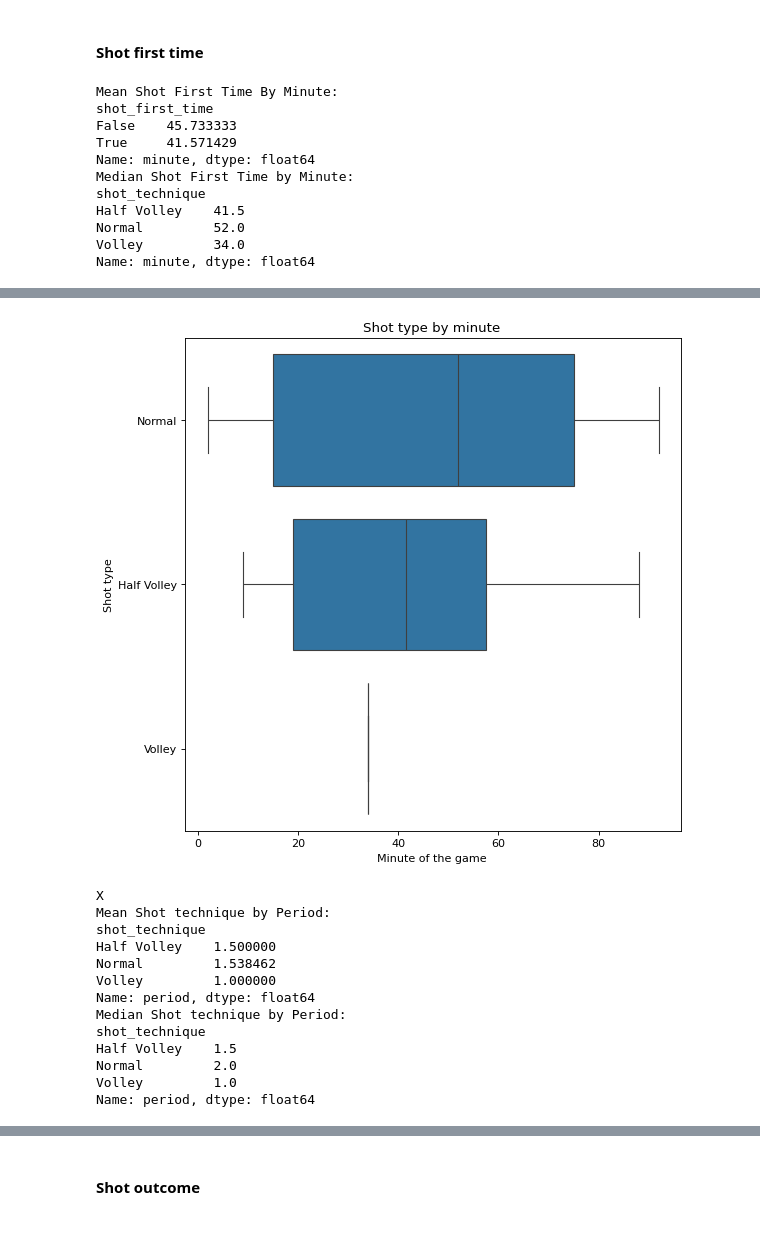
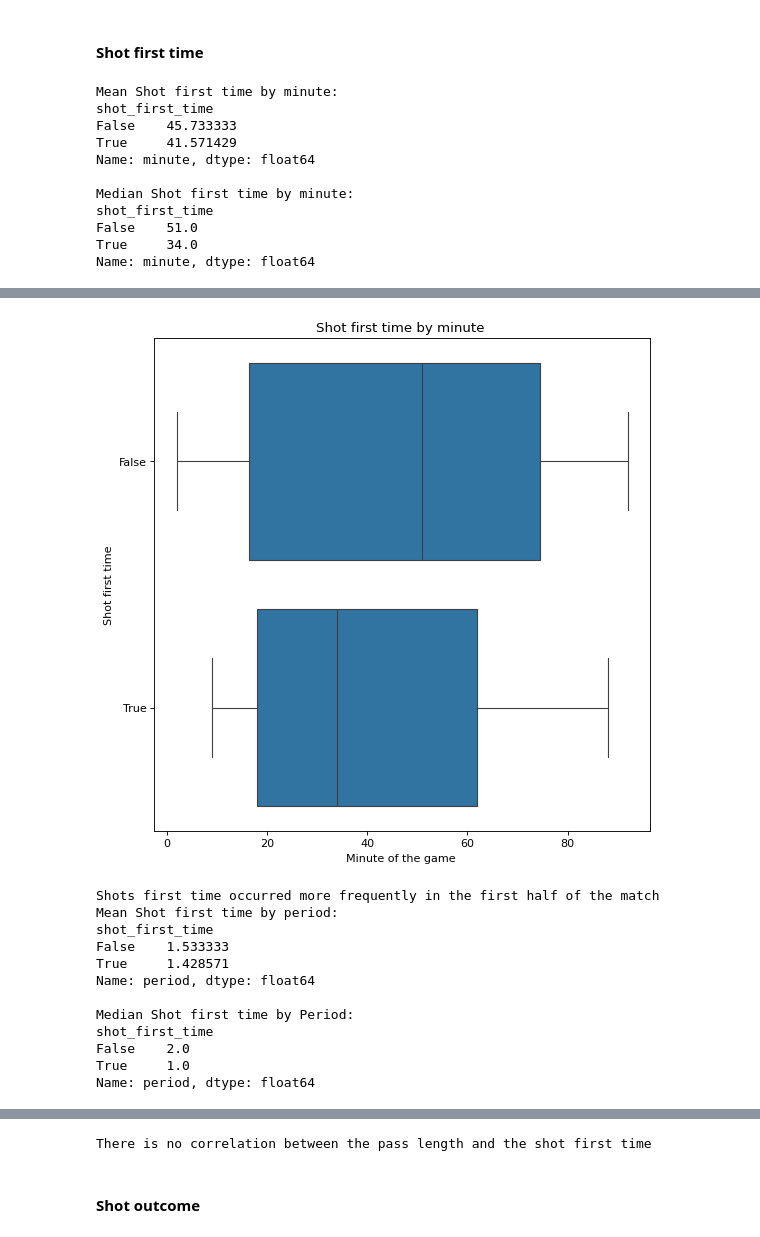
Before and after one commit to NojusMat/DataScience_CA2, a Jupyter notebook: NojusMatuseviciusDAProject.ipynb, the cells around one changed output, grey strips where cells are left out. Drawn from its saved outputs; the diff is of its cells as text; code cells hidden in the pictures.

```diff
--- a/NojusMatuseviciusDAProject.ipynb
+++ b/NojusMatuseviciusDAProject.ipynb
@@ -1750,7 +1948,7 @@ print("Mean Shot first time by minute:")
 mean_shot_first_time_minute=filtered_shot_first_time.groupby('shot_first_time')['minute'].mean()
 print(mean_shot_first_time_minute)
 
-print("Median Shot first time by minute:")
+print("\nMedian Shot first time by minute:")
 print(filtered_shot_first_time.groupby('shot_first_time')['minute'].median())
 
 #plot the boxplot of Shot first time by minute
@@ -1769,7 +1967,7 @@ plt.title("Shot first time by minute ")
 plt.xlabel("Minute of the game ")
 plt.ylabel("Shot first time")
 plt.show()
-print("X")
+print("Shots first time occurred more frequently in the first half of the match")
 
 
 
@@ -1780,7 +1978,7 @@ print("Mean Shot first time by period:")
 mean_shot_first_time_period=filtered_shot_first_time.groupby('shot_first_time')['period'].mean()
 print(mean_shot_first_time_period)
 
-print("Median Shot first time by Period:")
+print("\nMedian Shot first time by Period:")
 print(filtered_shot_first_time.groupby('shot_first_time')['period'].median())
 
 #plot the boxplot of Shot first time by period
@@ -1799,19 +1997,19 @@ plt.title("Shot first time by Period ")
 plt.xlabel("period of the game ")
 plt.ylabel("Shot first time")
 plt.show()
-print("x")
+print("Shot first time by period was almost identical for both periods\n")
 
 
 #________________________________________Shot first time  by second _______________________________________________________
 
- #Investigate shot technique and minute columns from our dataset.
+ #Investigate shot shot_first_time and minute columns from our dataset.
 
 #groupby the response to find the mean and median of the Shot first time with second separately.
 print("Mean Shot first time by second:")
 mean_shot_first_time_second=filtered_shot_first_time.groupby('shot_first_time')['second'].mean()
 print(mean_shot_first_time_second)
 
-print("Median Shot first time by Second:")
+print("\nMedian Shot first time by Second:")
 print(filtered_shot_first_time.groupby('shot_first_time')['second'].median())
 
 #plot the boxplot of Shot first time by second
@@ -1830,16 +2028,44 @@ plt.title("Shot first time by second ")
 plt.xlabel("second of the game ")
 plt.ylabel("Shot first time")
 plt.show()
-print("x")
+print("Shots taken first time are more frequent in the second half of the minute\n while regular shots are most frequent around the 20 to 40 second mark")
+
+#________________________________________shot first time by pass length _______________________________________________________
+ #Investigate shot first time and pass length  columns from our dataset.
+
+#groupby the response to find the mean and median of the shot first time with pass length  separately.
+print("Mean Shot First time by Pass length :")
+mean_shot_first_time_pass_length=filtered_shot_first_time.groupby('shot_first_time')['pass_length'].mean()
+print(mean_shot_first_time_pass_length)
+
+print("\nMedian Shot first time by pass length :")
+print(filtered_shot_first_time.groupby('shot_first_time')['pass_length'].median())
+
+#plot the boxplot of shot first time by pass length
+plt.scatter(filtered_shot_first_time['shot_first_time'],filtered_shot_first_time['pass_length'])
+plt.title("Shot first time by pass length")
+plt.xlabel("Shot first time ")
+plt.ylabel("Pass length  ")
+plt.show()
+
+
+# display the boxplot of shot first time by pass length
+figure(num=None, figsize=(8, 8), dpi=80, facecolor='w', edgecolor='k')
+sns.boxplot(x=filtered_shot_first_time['pass_length'], y=filtered_shot_first_time['shot_first_time'])
+plt.title("Shot first time by pass length ")
+plt.xlabel("Pass length  ")
+plt.ylabel("Shot first time")
+plt.show()
+print("There is no correlation between the pass length and the shot first time\n")
 # %% [output]
-Mean Shot First Time By Minute:
+Mean Shot first time by minute:
 shot_first_time
 False    45.733333
 True     41.571429
 Name: minute, dtype: float64
-Median Shot First Time by Minute:
-shot_technique
-Half Volley    41.5
-Normal         52.0
-Volley         34.0
+
+Median Shot first time by minute:
+shot_first_time
+False    51.0
+True     34.0
 Name: minute, dtype: float64
@@ -1847,14 +2073,13 @@ Name: minute, dtype: float64
-[figure, old version]
+[figure, new version]
-X
-Mean Shot technique by Period:
-shot_technique
-Half Volley    1.500000
-Normal         1.538462
-Volley         1.000000
+Shots first time occurred more frequently in the first half of the match
+Mean Shot first time by period:
+shot_first_time
+False    1.533333
+True     1.428571
 Name: period, dtype: float64
-Median Shot technique by Period:
-shot_technique
-Half Volley    1.5
-Normal         2.0
-Volley         1.0
+
+Median Shot first time by Period:
+shot_first_time
+False    2.0
+True     1.0
 Name: period, dtype: float64
@@ -1879,3 +2118,4 @@ x
+There is no correlation between the pass length and the shot first time
 # %% [markdown]
 #### Shot outcome
 # %%
```
Also changed, not shown: parts of 12 cells of this notebook, 1 other file.
